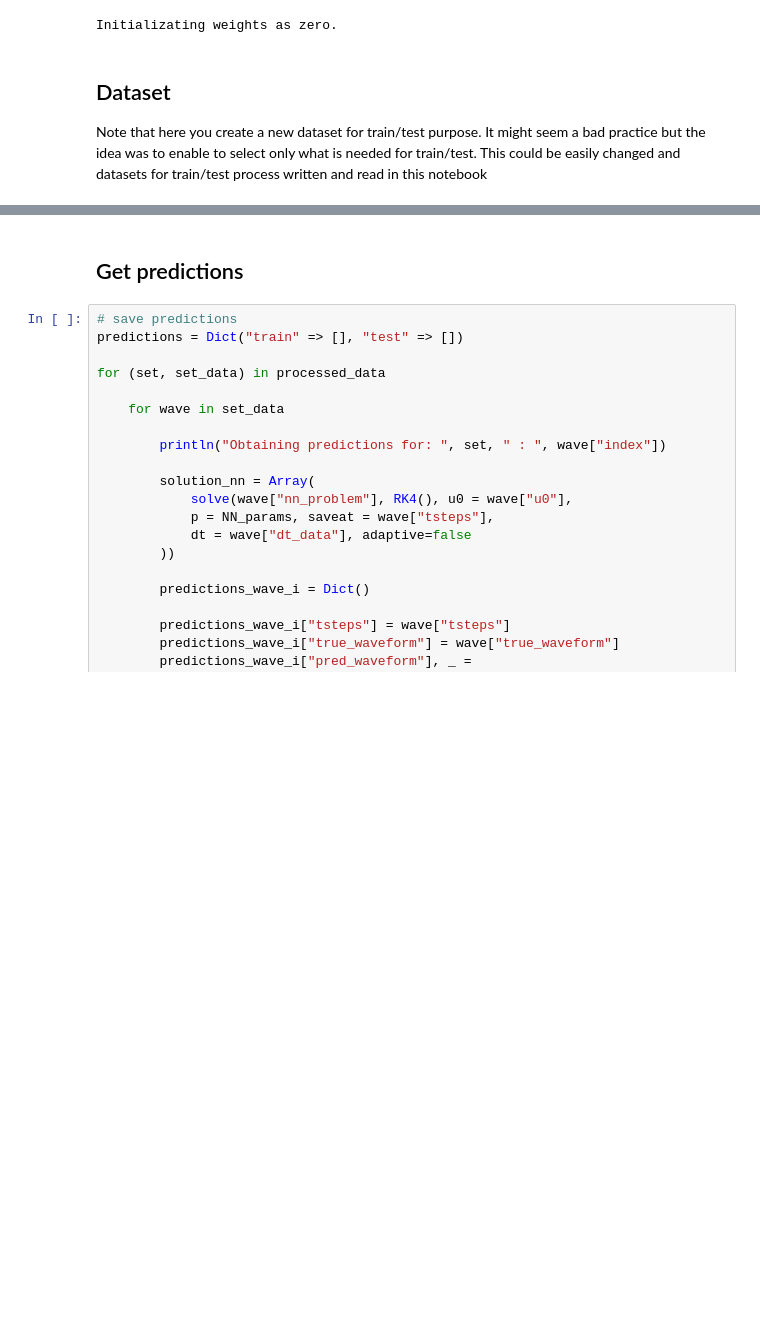
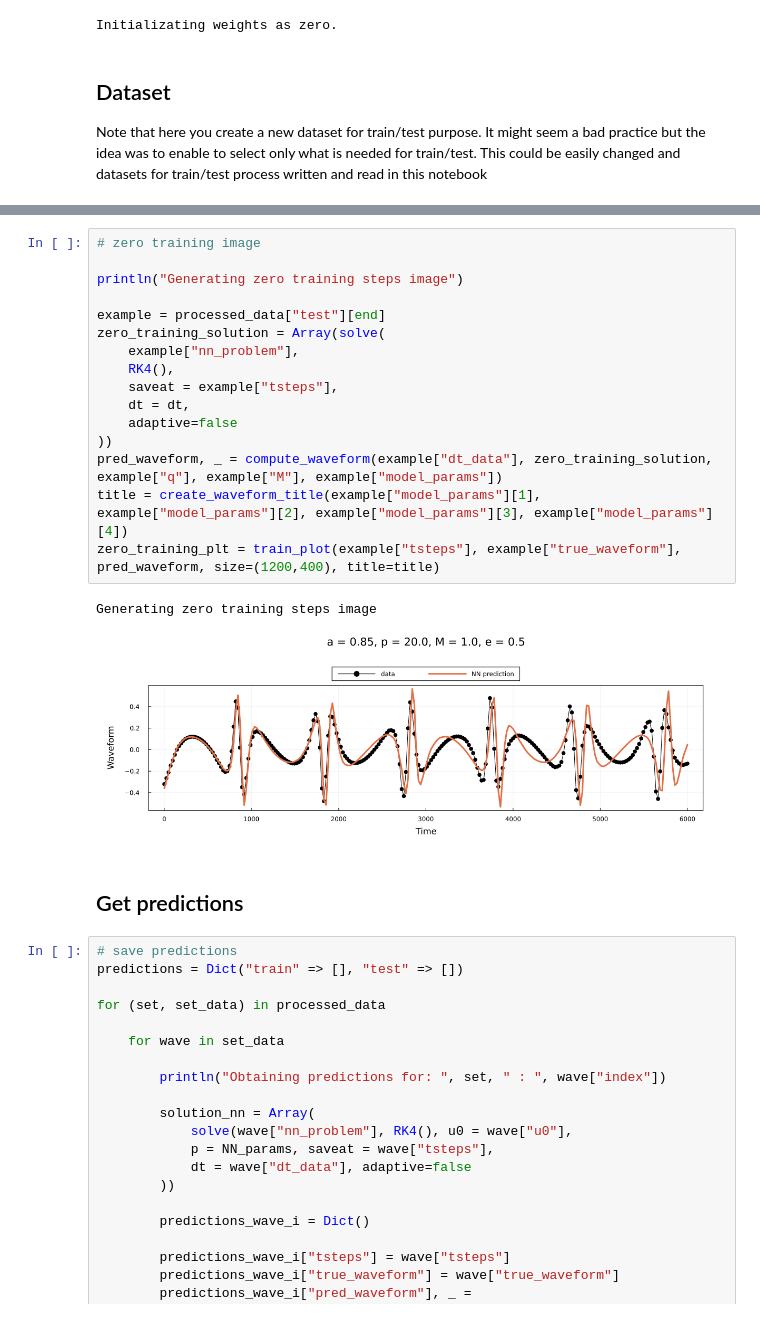
Before and after one commit to rubenbalbastre/pinn-gravitational-waves, a Jupyter notebook: src/processing/experiments/kerr/case_1/EMR_kerr_explore_results.ipynb, the cells around one changed output, grey strips where cells are left out. Cells and saved outputs as stored; diff of their text form; blank space fills up the shorter version.

```diff
--- a/src/processing/experiments/kerr/case_1/EMR_kerr_explore_results.ipynb
+++ b/src/processing/experiments/kerr/case_1/EMR_kerr_explore_results.ipynb
@@ -137,3 +197,22 @@ Creating train dataset
+# %%
+# zero training image
+
+println("Generating zero training steps image")
+
+example = processed_data["test"][end]
+zero_training_solution = Array(solve(
+    example["nn_problem"],
+    RK4(),
+    saveat = example["tsteps"],
+    dt = dt,
+    adaptive=false
+))
+pred_waveform, _ = compute_waveform(example["dt_data"], zero_training_solution, example["q"], example["M"], example["model_params"])
+title = create_waveform_title(example["model_params"][1], example["model_params"][2], example["model_params"][3], example["model_params"][4])
+zero_training_plt = train_plot(example["tsteps"], example["true_waveform"], pred_waveform, size=(1200,400), title=title)
+# %% [output]
+Generating zero training steps image
+[figure, added]
 # %% [markdown]
 ## Get predictions
 # %%
```
Also changed, not shown: parts of 6 cells of this notebook, 2 other files.
